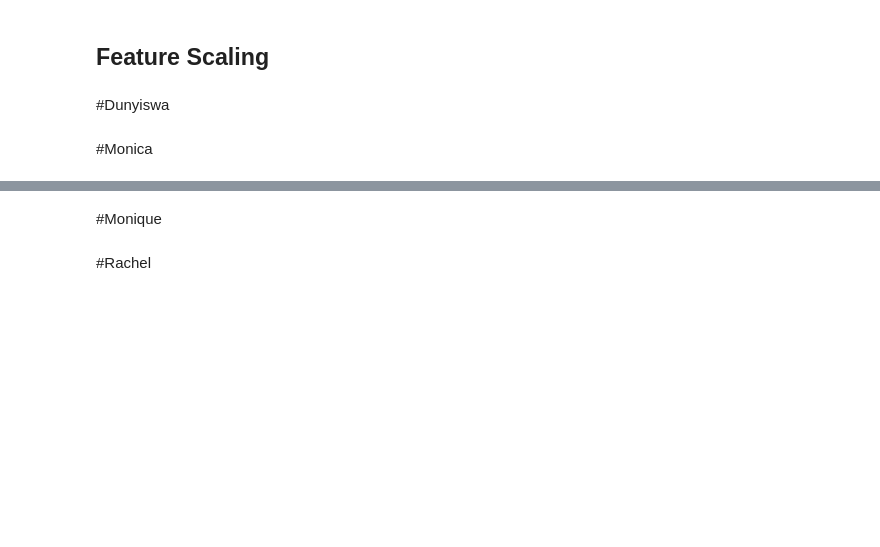
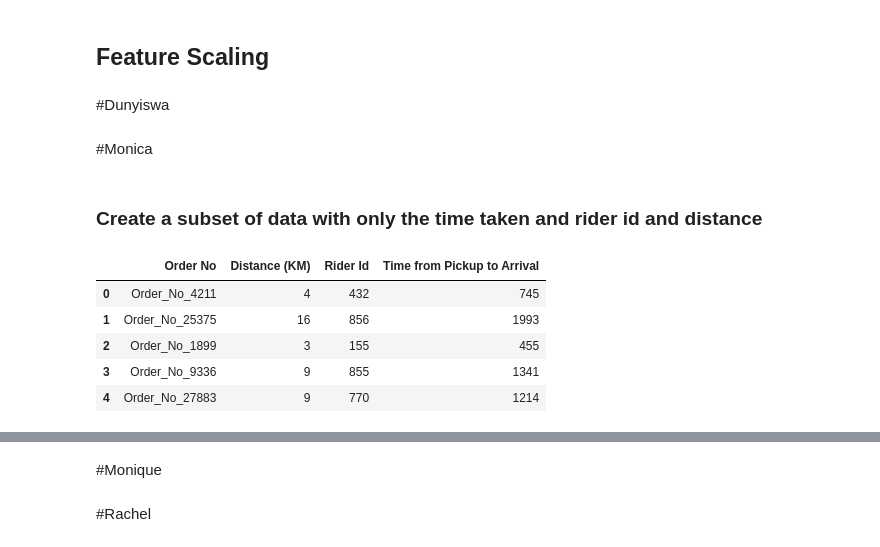
Before and after one commit to monicafar147/logistics-challenge, a Jupyter notebook: Zindi_challenge_ct_3.ipynb, the cells around one changed output, grey strips where cells are left out. Cells and saved outputs as stored; diff of their text form; code cells hidden in the pictures; blank space fills up the shorter version.

```diff
--- a/Zindi_challenge_ct_3.ipynb
+++ b/Zindi_challenge_ct_3.ipynb
@@ -58,3 +46,16 @@ print(y)
 #Dunyiswa
 # %% [markdown]
 #Monica
+# %% [markdown]
+### Create a subset of data with only the time taken and rider id and distance
+# %%
+subset = dataset[['Order No', 'Distance (KM)', 'Rider Id', 'Time from Pickup to Arrival']]
+dataset['Rider Id'] = dataset['Rider Id'].str.slice(start=9)
+subset.head()
+# %% [output]
+|  | Order No | Distance (KM) | Rider Id | Time from Pickup to Arrival |
+| 0 | Order_No_4211 | 4 | 432 | 745 |
+| 1 | Order_No_25375 | 16 | 856 | 1993 |
+| 2 | Order_No_1899 | 3 | 155 | 455 |
+| 3 | Order_No_9336 | 9 | 855 | 1341 |
+| 4 | Order_No_27883 | 9 | 770 | 1214 |
```
Also changed, not shown: parts of 9 cells of this notebook.
